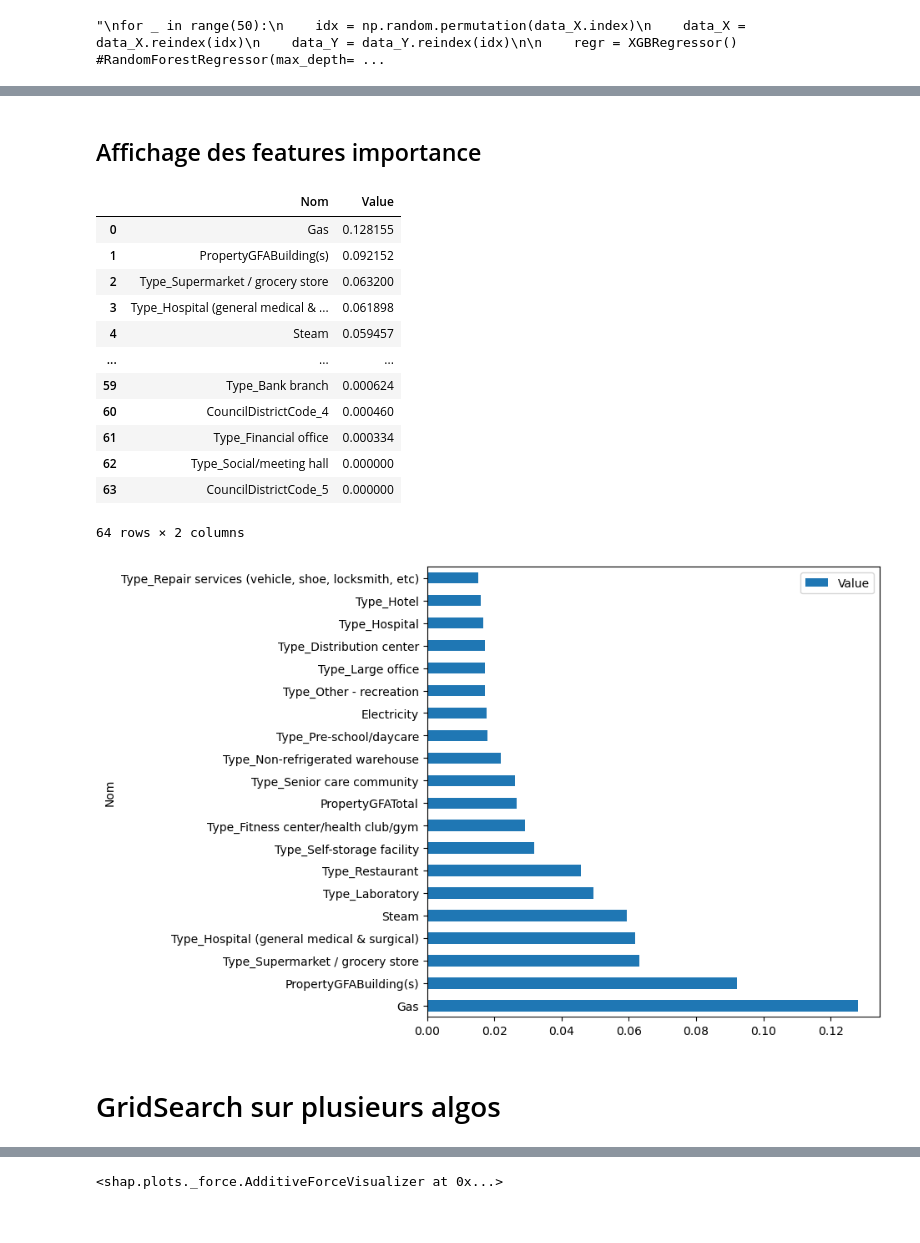
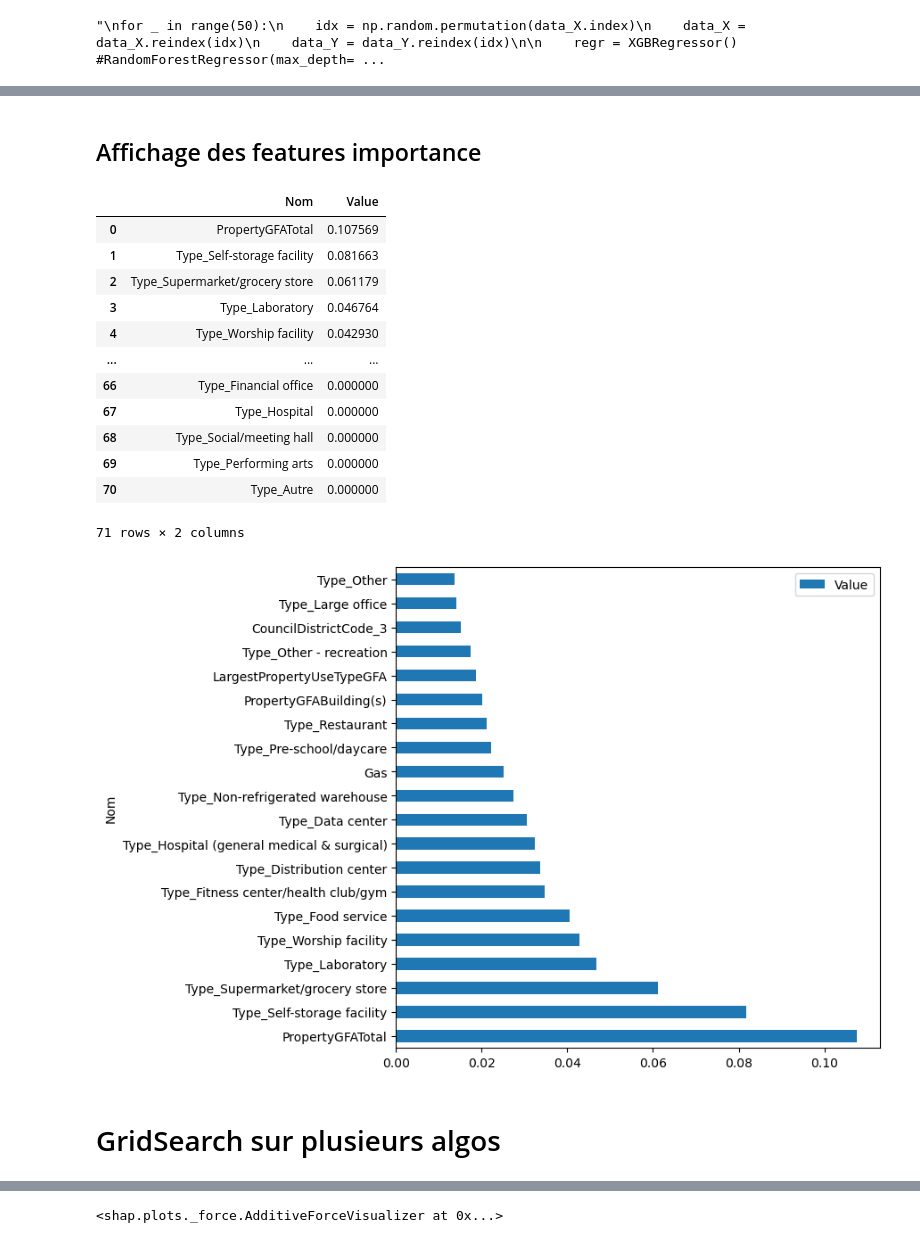
Before and after one commit to CeVague/Projet_4-Anticipez_besoins_consommation_batiments, a Jupyter notebook: Prediction.ipynb, the cells around one changed output, grey strips where cells are left out. Drawn from its saved outputs; the diff is of its cells as text; code cells hidden in the pictures.

```diff
--- a/Prediction.ipynb
+++ b/Prediction.ipynb
@@ -158,5 +164,5 @@ Score MAE final : 0.5395717715223922
-# %% [markdown]
-## Affichage des features importance
+# %% [markdown]
+## Affichage des features importance
 # %%
 def get_features_importance(model, X, y, plot=False):
     model.fit(X, y)
@@ -176,22 +182,20 @@ def get_features_importance(model, X, y, plot=False):
 # %%
 model = RandomForestRegressor(max_depth=30)
 model = XGBRegressor()
 
-get_features_importance(model, data_X[col_num], data_Y['CO2_Y'], True)
+get_features_importance(model, data_X[col_num], data_Y['Energy_Y'], True)
 # %% [output]
 |  | Nom | Value |
-| 0 | Gas | 0.128155 |
-| 1 | PropertyGFABuilding(s) | 0.092152 |
-| 2 | Type_Supermarket / grocery store | 0.063200 |
-| 3 | Type_Hospital (general medical & ... | 0.061898 |
-| 4 | Steam | 0.059457 |
+| 0 | PropertyGFATotal | 0.107569 |
+| 1 | Type_Self-storage facility | 0.081663 |
+| 2 | Type_Supermarket/grocery store | 0.061179 |
+| 3 | Type_Laboratory | 0.046764 |
+| 4 | Type_Worship facility | 0.042930 |
 | ... | ... | ... |
-| 59 | Type_Bank branch | 0.000624 |
-| 60 | CouncilDistrictCode_4 | 0.000460 |
-| 61 | Type_Financial office | 0.000334 |
-| 62 | Type_Social/meeting hall | 0.000000 |
-| 63 | CouncilDistrictCode_5 | 0.000000 |
+| 66 | Type_Financial office | 0.000000 |
+| 67 | Type_Hospital | 0.000000 |
+| 68 | Type_Social/meeting hall | 0.000000 |
+| 69 | Type_Performing arts | 0.000000 |
+| 70 | Type_Autre | 0.000000 |
-64 rows × 2 columns
+71 rows × 2 columns
-[figure, old version]
+[figure, new version]
-# %% [markdown]
-# GridSearch sur plusieurs algos
@@ -199,0 +202,2 @@ TARGET = 'Energy_Y' #'Energy_Y', 'CO2_Y'
+# %% [markdown]
+# GridSearch sur plusieurs algos
```
Also changed, not shown: parts of 43 cells of this notebook.
